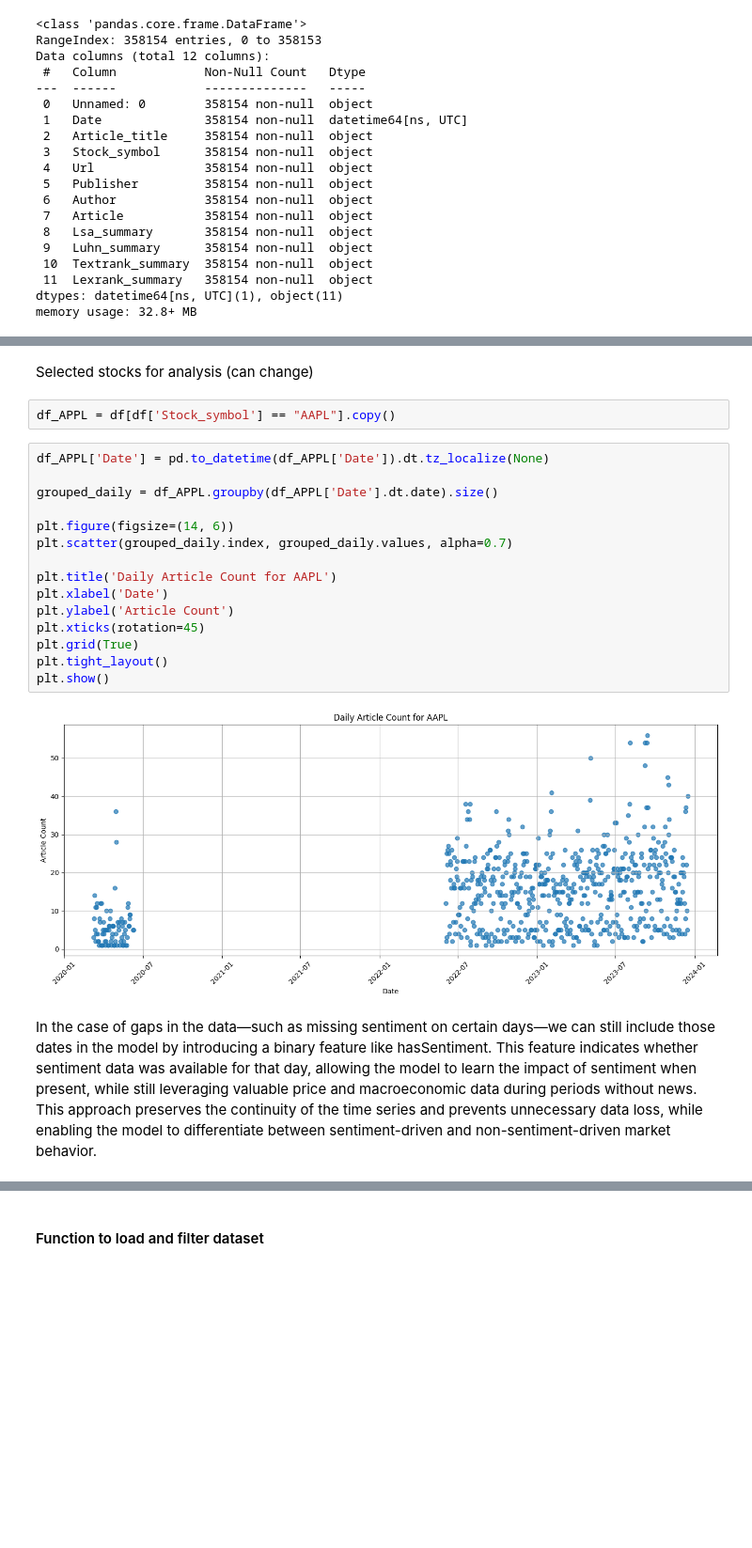
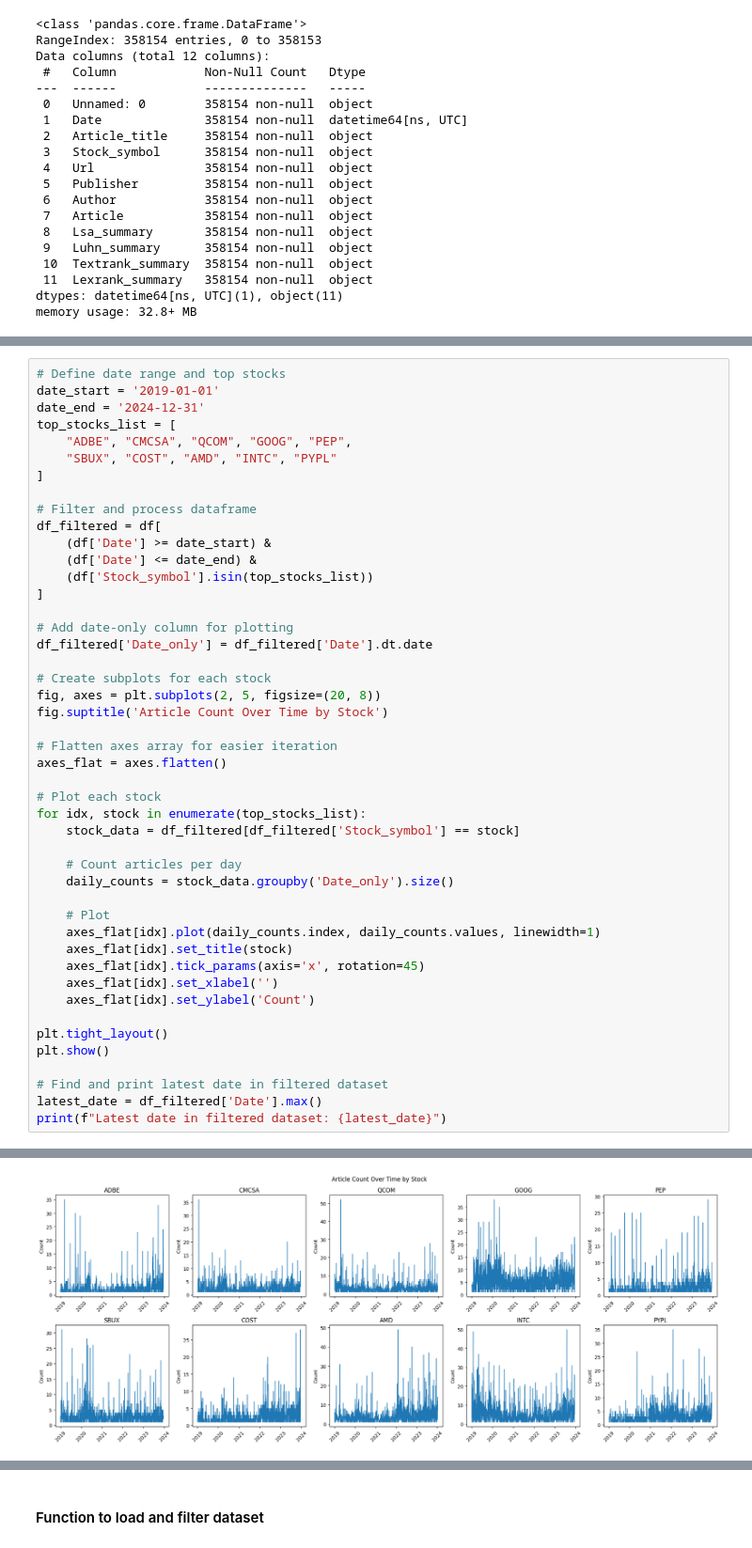
Before and after one commit to w1nsl/stock-prediction, a Jupyter notebook: notebooks/articles_sentiment.ipynb, the cells around one changed output, grey strips where cells are left out. Shown: that part at 94% size. Drawn from its saved outputs; the diff is of its cells as text; blank space fills up the shorter version.

Commit message:
update to article sentiment notebook

```diff
--- a/notebooks/articles_sentiment.ipynb
+++ b/notebooks/articles_sentiment.ipynb
@@ -151,23 +40,47 @@ plt.show()
-# %% [markdown]
-Selected stocks for analysis (can change)
-# %%
-df_APPL = df[df['Stock_symbol'] == "AAPL"].copy()
-# %%
-df_APPL['Date'] = pd.to_datetime(df_APPL['Date']).dt.tz_localize(None)
-
-grouped_daily = df_APPL.groupby(df_APPL['Date'].dt.date).size()
-
-plt.figure(figsize=(14, 6))
-plt.scatter(grouped_daily.index, grouped_daily.values, alpha=0.7)
-
-plt.title('Daily Article Count for AAPL')
-plt.xlabel('Date')
-plt.ylabel('Article Count')
-plt.xticks(rotation=45)
-plt.grid(True)
-plt.tight_layout()
-plt.show()
-# %% [output]
-[figure, removed]
-# %% [markdown]
-In the case of gaps in the data—such as missing sentiment on certain days—we can still include those dates in the model by introducing a binary feature like hasSentiment. This feature indicates whether sentiment data was available for that day, allowing the model to learn the impact of sentiment when present, while still leveraging valuable price and macroeconomic data during periods without news. This approach preserves the continuity of the time series and prevents unnecessary data loss, while enabling the model to differentiate between sentiment-driven and non-sentiment-driven market behavior.
+# %%
+# Define date range and top stocks
+date_start = '2019-01-01'
+date_end = '2024-12-31'
+top_stocks_list = [
+    "ADBE", "CMCSA", "QCOM", "GOOG", "PEP",
+    "SBUX", "COST", "AMD", "INTC", "PYPL"
+]
+
+# Filter and process dataframe
+df_filtered = df[
+    (df['Date'] >= date_start) &
+    (df['Date'] <= date_end) &
+    (df['Stock_symbol'].isin(top_stocks_list))
+]
+
+# Add date-only column for plotting
+df_filtered['Date_only'] = df_filtered['Date'].dt.date
+
+# Create subplots for each stock
+fig, axes = plt.subplots(2, 5, figsize=(20, 8))
+fig.suptitle('Article Count Over Time by Stock')
+
+# Flatten axes array for easier iteration
+axes_flat = axes.flatten()
+
+# Plot each stock
+for idx, stock in enumerate(top_stocks_list):
+    stock_data = df_filtered[df_filtered['Stock_symbol'] == stock]
+
+    # Count articles per day
+    daily_counts = stock_data.groupby('Date_only').size()
+
+    # Plot
+    axes_flat[idx].plot(daily_counts.index, daily_counts.values, linewidth=1)
+    axes_flat[idx].set_title(stock)
+    axes_flat[idx].tick_params(axis='x', rotation=45)
+    axes_flat[idx].set_xlabel('')
+    axes_flat[idx].set_ylabel('Count')
+
+plt.tight_layout()
+plt.show()
+
+# Find and print latest date in filtered dataset
+latest_date = df_filtered['Date'].max()
+print(f"Latest date in filtered dataset: {latest_date}")
+# %% [output]
@@ -173,0 +92 @@ In the case of gaps in the data—such as missing sentiment on certain days—we
+[figure, added]
```
Also changed, not shown: parts of 24 cells of this notebook, 2 other files.
